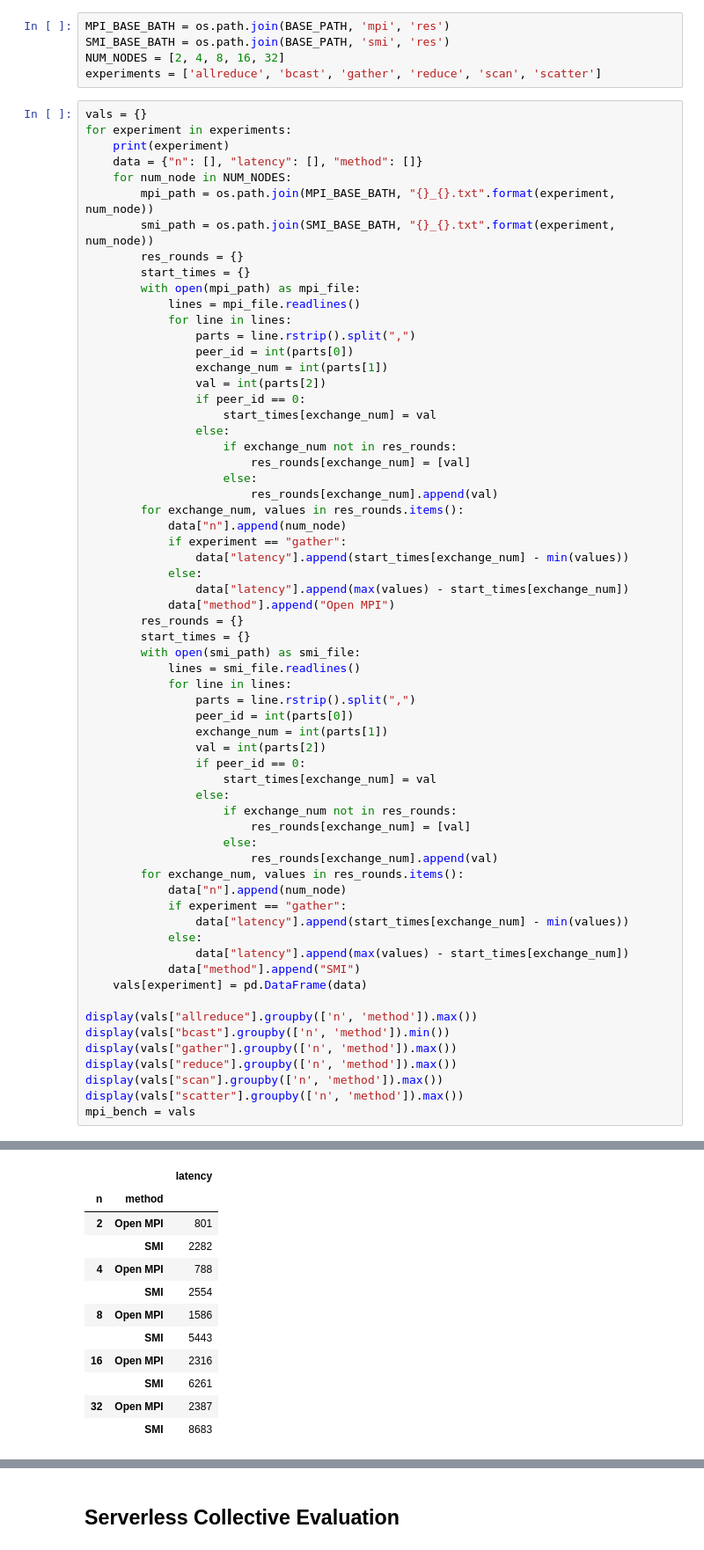
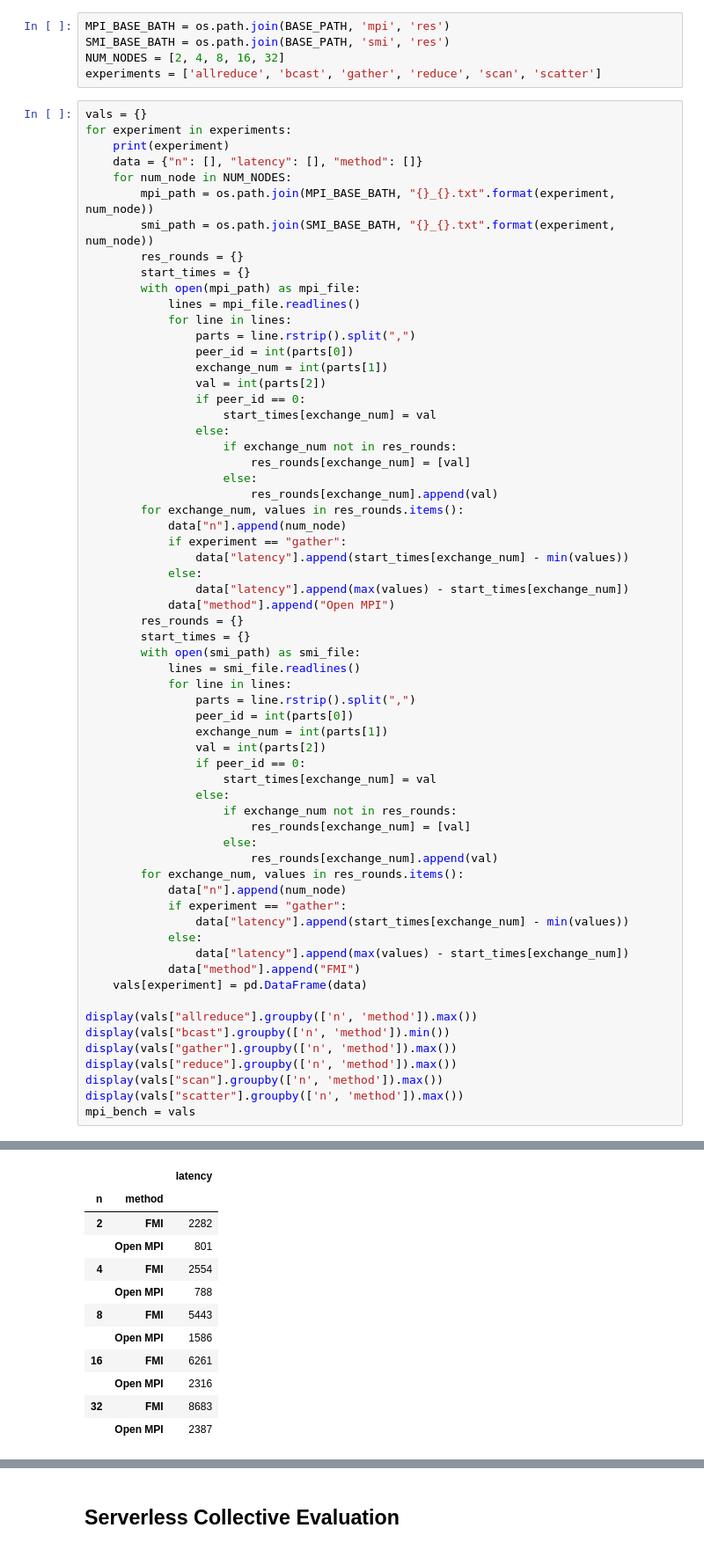
Before and after one commit to OpenCoreCH/LambdaCommBenchmarks, a Jupyter notebook: analysis/lambda_comm_benchmarks.ipynb, the cells around one changed output, grey strips where cells are left out. Shown at 88% size. Cells and saved outputs as stored; diff of their text form.

```diff
--- a/analysis/lambda_comm_benchmarks.ipynb
+++ b/analysis/lambda_comm_benchmarks.ipynb
@@ -1362,43 +1377,43 @@ for experiment in experiments:
                     start_times[exchange_num] = val
                 else:
                     if exchange_num not in res_rounds:
                         res_rounds[exchange_num] = [val]
                     else:
                         res_rounds[exchange_num].append(val)
         for exchange_num, values in res_rounds.items():
             data["n"].append(num_node)
             if experiment == "gather":
                 data["latency"].append(start_times[exchange_num] - min(values))
             else:
                 data["latency"].append(max(values) - start_times[exchange_num])
-            data["method"].append("SMI")
+            data["method"].append("FMI")
     vals[experiment] = pd.DataFrame(data)
 
 display(vals["allreduce"].groupby(['n', 'method']).max())
 display(vals["bcast"].groupby(['n', 'method']).min())
 display(vals["gather"].groupby(['n', 'method']).max())
 display(vals["reduce"].groupby(['n', 'method']).max())
 display(vals["scan"].groupby(['n', 'method']).max())
 display(vals["scatter"].groupby(['n', 'method']).max())
 mpi_bench = vals
 # %% [output]
 allreduce
 bcast
 gather
 reduce
 scan
 scatter
 |  |  | latency |
 | n | method |  |
-| 2 | Open MPI | 801 |
-|  | SMI | 2282 |
-| 4 | Open MPI | 788 |
-|  | SMI | 2554 |
-| 8 | Open MPI | 1586 |
-|  | SMI | 5443 |
-| 16 | Open MPI | 2316 |
-|  | SMI | 6261 |
-| 32 | Open MPI | 2387 |
-|  | SMI | 8683 |
+| 2 | FMI | 2282 |
+|  | Open MPI | 801 |
+| 4 | FMI | 2554 |
+|  | Open MPI | 788 |
+| 8 | FMI | 5443 |
+|  | Open MPI | 1586 |
+| 16 | FMI | 6261 |
+|  | Open MPI | 2316 |
+| 32 | FMI | 8683 |
+|  | Open MPI | 2387 |
 |  |  | latency |
 | n | method |  |
```
Also changed, not shown: parts of 14 cells of this notebook.
